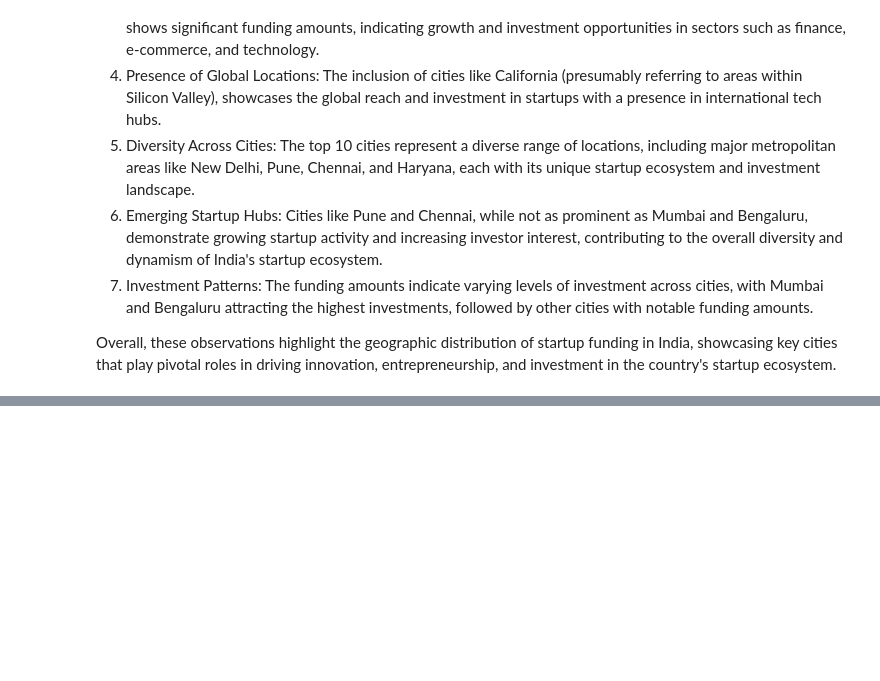
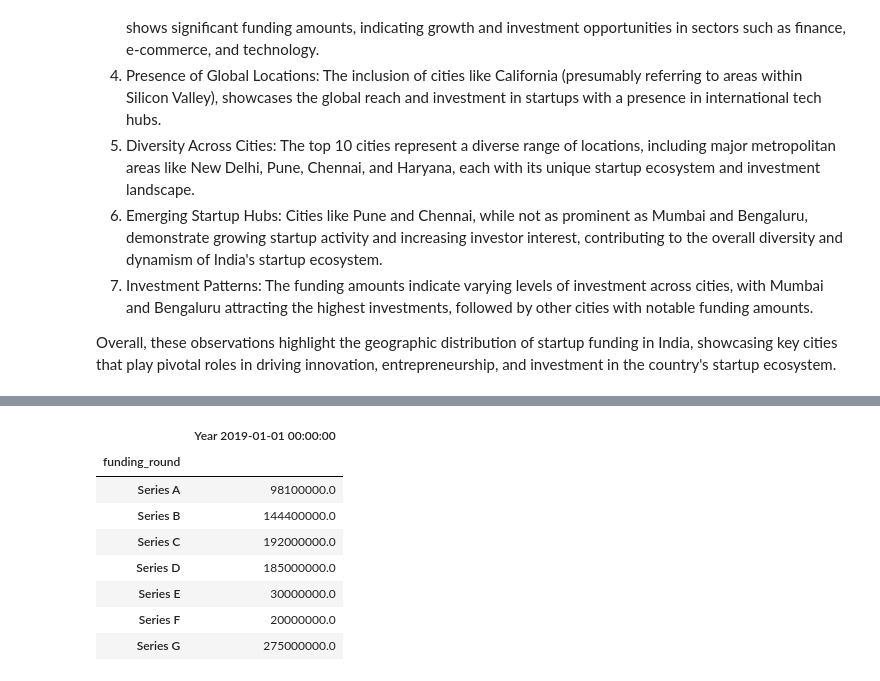
Before and after one commit to wamathaiwandeto/Indian-Startup-Ecosystem, a Jupyter notebook: project.ipynb, the cells around one changed output, grey strips where cells are left out. Cells and saved outputs as stored; diff of their text form; code cells hidden in the pictures; blank space fills up the shorter version.

```diff
--- a/project.ipynb
+++ b/project.ipynb
@@ -1733,0 +1799,14 @@ Overall, these observations highlight the geographic distribution of startup fun
+# %%
+# Rename the columns for better readability
+funding_round_trends.columns = [f'Year {year}' for year in funding_round_trends.columns]
+funding_round_trends
+# %% [output]
+|  | Year 2019-01-01 00:00:00 |
+| funding_round |  |
+| Series A | 98100000.0 |
+| Series B | 144400000.0 |
+| Series C | 192000000.0 |
+| Series D | 185000000.0 |
+| Series E | 30000000.0 |
+| Series F | 20000000.0 |
+| Series G | 275000000.0 |
```
Also changed, not shown: parts of 9 cells of this notebook.
